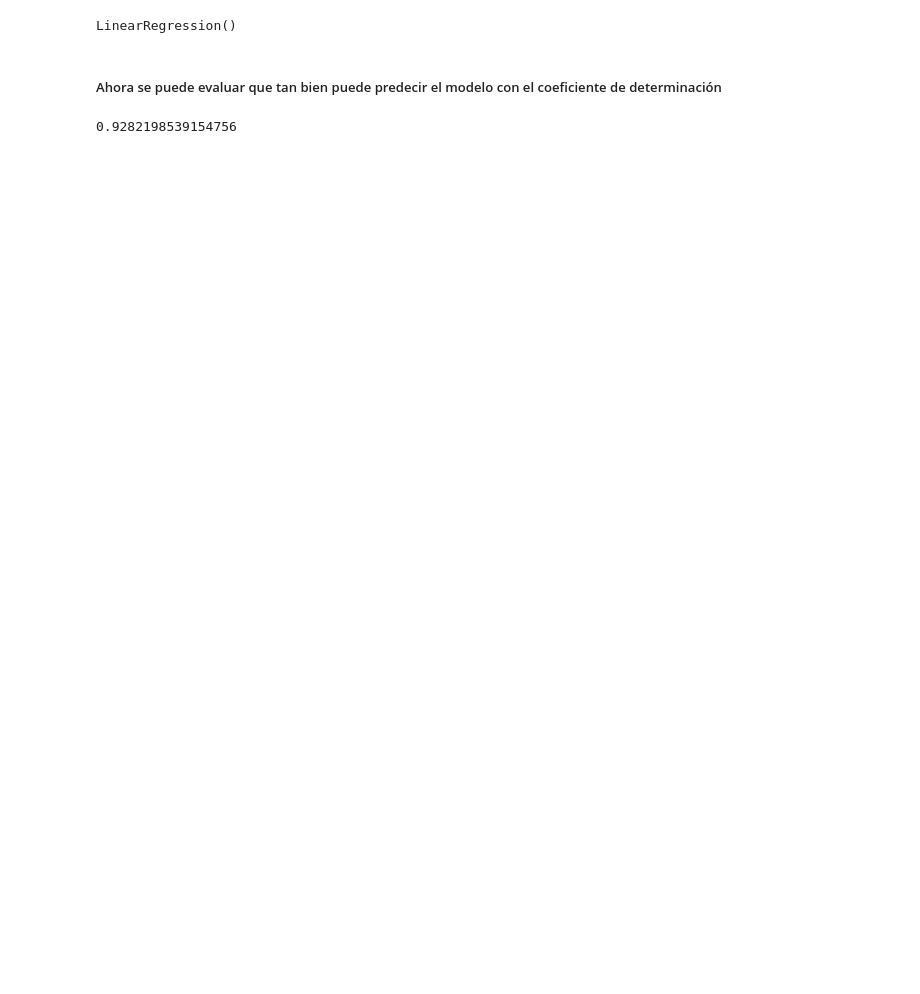
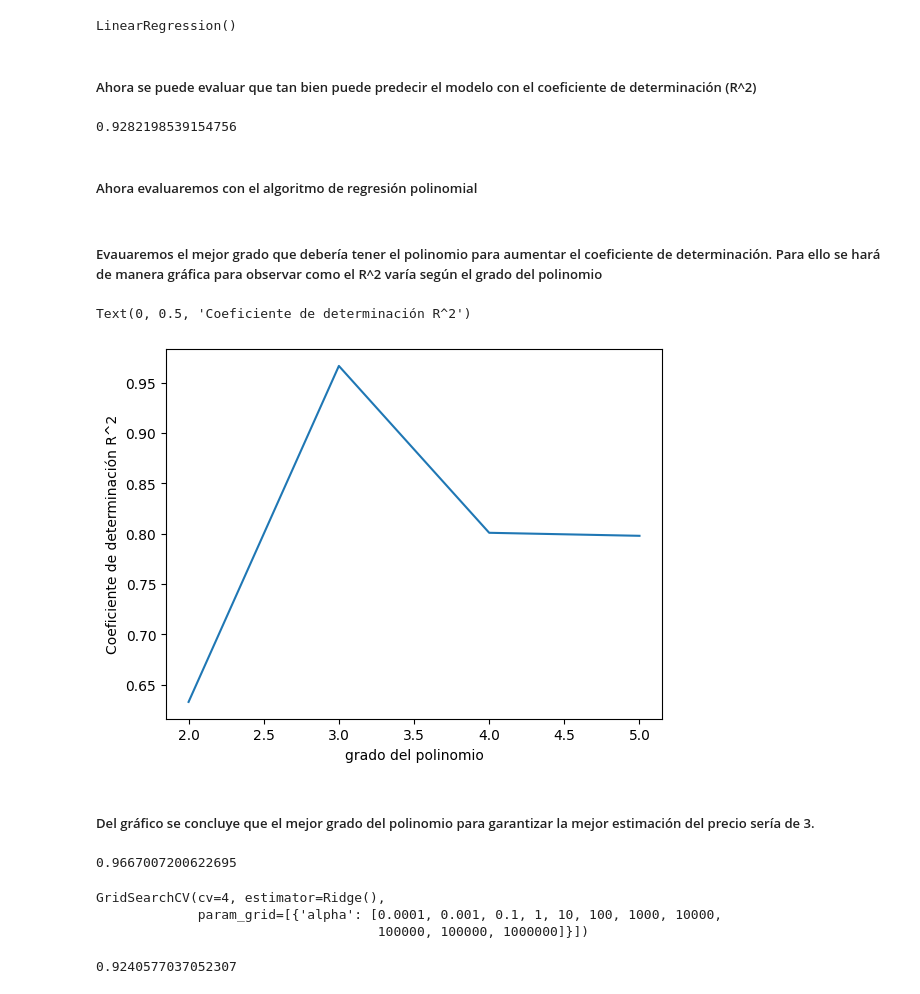
Before and after one commit to Aldoju/ML_Movil, a Jupyter notebook: MobilePrediction.ipynb, the cells around one changed output. Cells and saved outputs as stored; diff of their text form; code cells hidden in the pictures; blank space fills up the shorter version.

Commit message:
evaluacion de modelo

```diff
--- a/MobilePrediction.ipynb
+++ b/MobilePrediction.ipynb
@@ -109,8 +109,10 @@ LinearRegression()
 # %%
 pred=lm.predict(x_train)
 # %% [markdown]
-##### Ahora se puede evaluar que tan bien puede predecir el modelo con el coeficiente de determinación
+##### Ahora se puede evaluar que tan bien puede predecir el modelo con el coeficiente de determinación (R^2)
 # %%
 lm.score(x_test,y_test)
 # %% [output]
 0.9282198539154756
+# %% [markdown]
+##### Ahora evaluaremos con el algoritmo de regresión polinomial
@@ -116,0 +123,26 @@ lm.score(x_test,y_test)
+# %% [markdown]
+##### Evauaremos el mejor grado que debería tener el polinomio para aumentar el coeficiente de determinación. Para ello se hará de manera gráfica para observar como el R^2 varía según el grado del polinomio
+# %%
+puntajeR2=[]
+grados=[2,3,4,5]
+for n in grados:
+    entrada=[('scale',StandardScaler()),('polynomial',PolynomialFeatures(degree=n,include_bias=False)),('model',LinearRegression())]
+    pipeline=Pipeline(entrada)
+    pipeline.fit(x_train,y_train)
+    puntajeR2.append(pipeline.score(x_test,y_test))
+
+plt.plot(grados,puntajeR2)
+plt.xlabel("grado del polinomio")
+plt.ylabel("Coeficiente de determinación R^2")
+# %% [output]
+Text(0, 0.5, 'Coeficiente de determinación R^2')
+[figure, added]
+# %% [markdown]
+##### Del gráfico se concluye que el mejor grado del polinomio para garantizar la mejor estimación del precio sería de 3.
+# %%
+entrada=[('scale',StandardScaler()),('polynomial',PolynomialFeatures(degree=3,include_bias=False)),('model',LinearRegression())]
+pipeline=Pipeline(entrada)
+pipeline.fit(x_train,y_train)
+pipeline.score(x_test,y_test)
+# %% [output]
+0.9667007200622695
@@ -116,0 +152,14 @@ lm.score(x_test,y_test)
+# %%
+R=Ridge()
+parametros=[{'alpha': [0.0001,0.001,0.1,1, 10, 100, 1000, 10000, 100000, 100000,1000000]}]
+Grid=GridSearchCV(R,parametros,cv=4)
+Grid.fit(x_train,y_train)
+# %% [output]
+GridSearchCV(cv=4, estimator=Ridge(),
+             param_grid=[{'alpha': [0.0001, 0.001, 0.1, 1, 10, 100, 1000, 10000,
+                                    100000, 100000, 1000000]}])
+# %%
+MejorR=Grid.best_estimator_
+MejorR.score(x_test,y_test)
+# %% [output]
+0.9240577037052307
```
Also changed, not shown: parts of 14 cells of this notebook.
